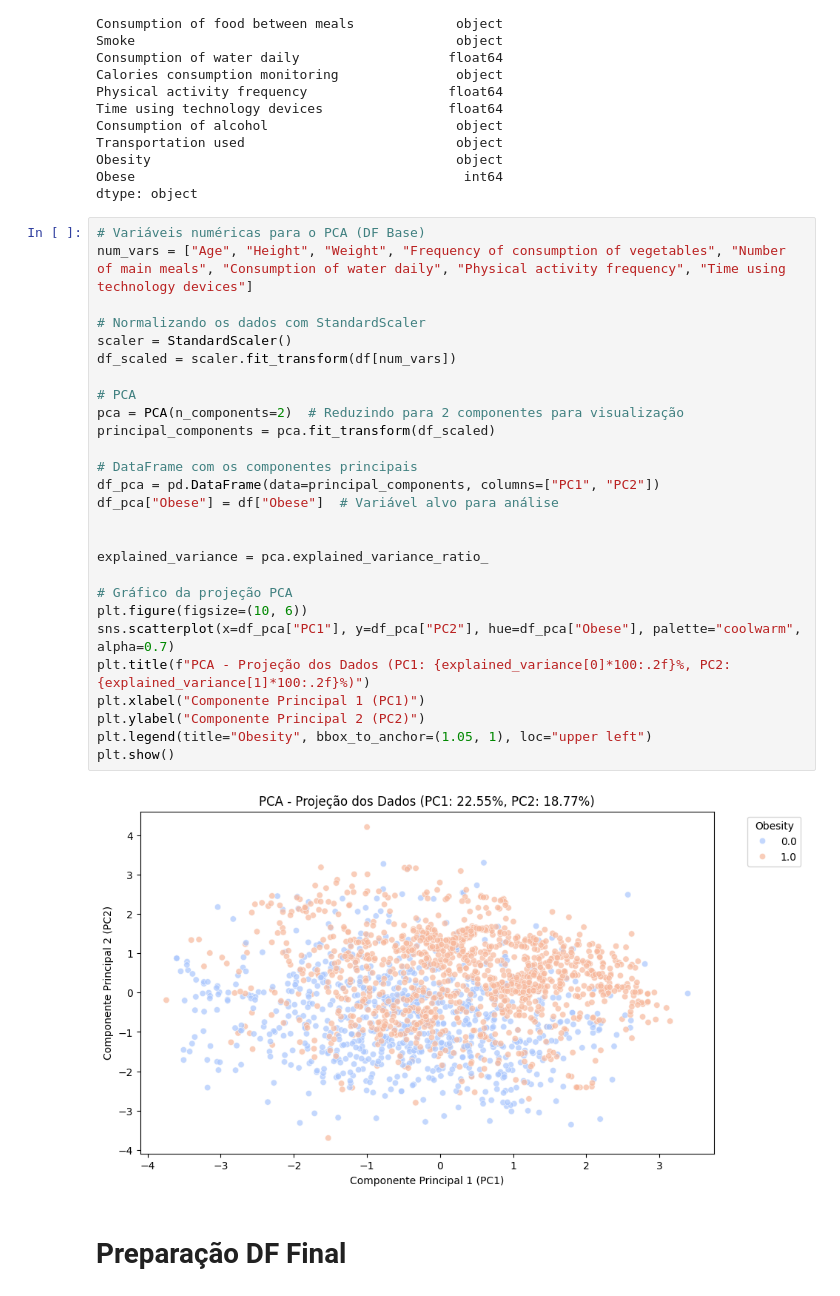
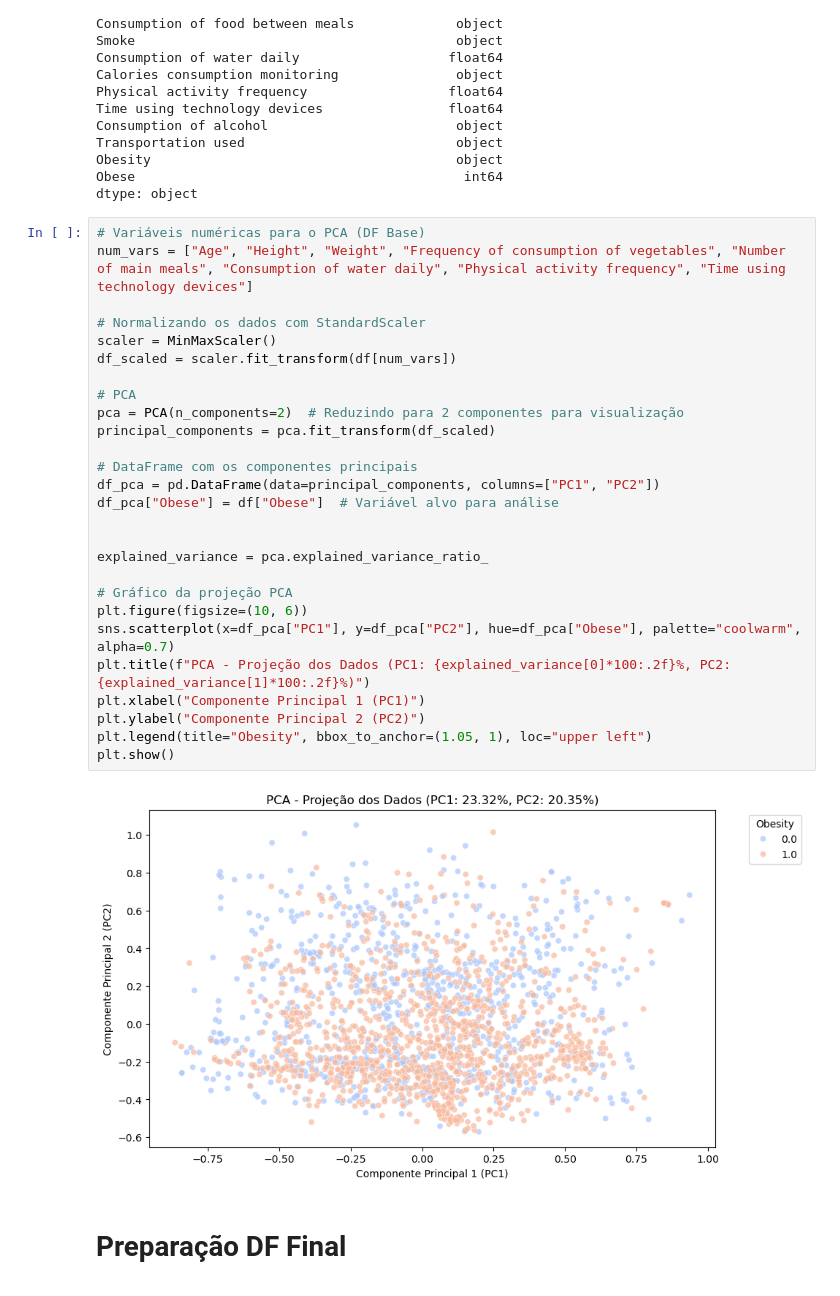
Before and after one commit to joansilva24/projeto_datasicence_coderhouse, a Jupyter notebook: data_analysis.ipynb, the cells around one changed output. Drawn from its saved outputs; the diff is of its cells as text.

```diff
--- a/data_analysis.ipynb
+++ b/data_analysis.ipynb
@@ -449,32 +459,32 @@ dtype: object
 # %%
 # Variáveis numéricas para o PCA (DF Base)
 num_vars = ["Age", "Height", "Weight", "Frequency of consumption of vegetables", "Number of main meals", "Consumption of water daily", "Physical activity frequency", "Time using technology devices"]
 
 # Normalizando os dados com StandardScaler
-scaler = StandardScaler()
+scaler = MinMaxScaler()
 df_scaled = scaler.fit_transform(df[num_vars])
 
 # PCA
 pca = PCA(n_components=2)  # Reduzindo para 2 componentes para visualização
 principal_components = pca.fit_transform(df_scaled)
 
 # DataFrame com os componentes principais
 df_pca = pd.DataFrame(data=principal_components, columns=["PC1", "PC2"])
 df_pca["Obese"] = df["Obese"]  # Variável alvo para análise
 
 
 explained_variance = pca.explained_variance_ratio_
 
 # Gráfico da projeção PCA
 plt.figure(figsize=(10, 6))
 sns.scatterplot(x=df_pca["PC1"], y=df_pca["PC2"], hue=df_pca["Obese"], palette="coolwarm", alpha=0.7)
 plt.title(f"PCA - Projeção dos Dados (PC1: {explained_variance[0]*100:.2f}%, PC2: {explained_variance[1]*100:.2f}%)")
 plt.xlabel("Componente Principal 1 (PC1)")
 plt.ylabel("Componente Principal 2 (PC2)")
 plt.legend(title="Obesity", bbox_to_anchor=(1.05, 1), loc="upper left")
 plt.show()
 # %% [output]
-[figure, old version]
+[figure, new version]
 # %% [markdown]
 # Preparação DF Final
 # %%
```
Also changed, not shown: parts of 13 cells of this notebook, 1 other file.
